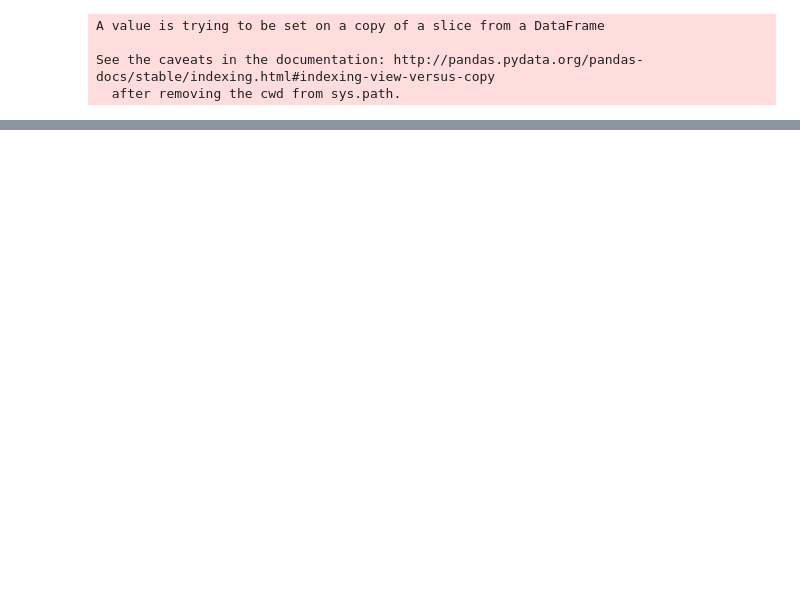
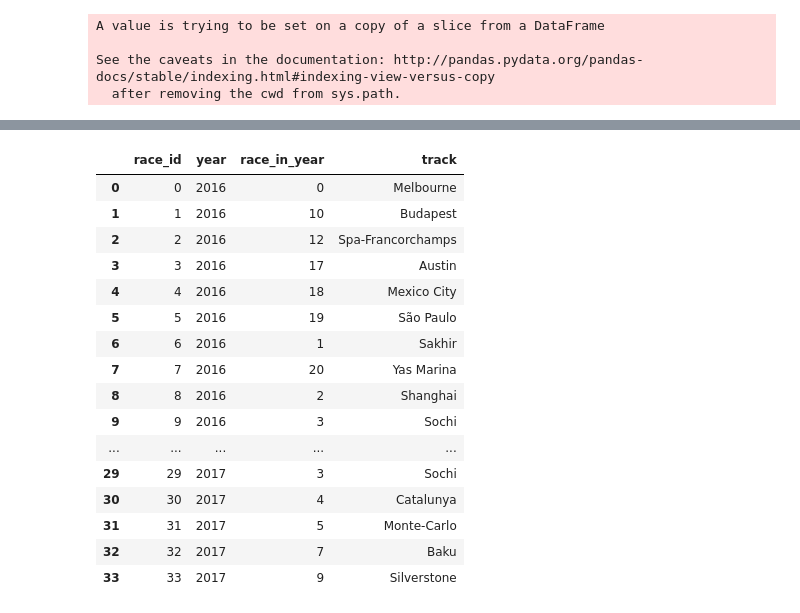
Before and after one commit to gmaretto/pit_stops, a Jupyter notebook: lap_level.ipynb, the cells around one changed output, grey strips where cells are left out. Saved outputs shown, nothing was run; the diff lists cells and outputs as text; code cells hidden in the pictures; blank space fills up the shorter version.

```diff
--- a/lap_level.ipynb
+++ b/lap_level.ipynb
@@ -146,3 +275,23 @@ PROCESS general strokes of what the model and why i chose to do it like that 40%
 RESULTS results = metrics (predictive power, importance, inference?) 40%+
 NEXT STEPS 10%
  '''
+# %%
+ref_df
+# %% [output]
+|  | race_id | year | race_in_year | track |
+| 0 | 0 | 2016 | 0 | Melbourne |
+| 1 | 1 | 2016 | 10 | Budapest |
+| 2 | 2 | 2016 | 12 | Spa-Francorchamps |
+| 3 | 3 | 2016 | 17 | Austin |
+| 4 | 4 | 2016 | 18 | Mexico City |
+| 5 | 5 | 2016 | 19 | São Paulo |
+| 6 | 6 | 2016 | 1 | Sakhir |
+| 7 | 7 | 2016 | 20 | Yas Marina |
+| 8 | 8 | 2016 | 2 | Shanghai |
+| 9 | 9 | 2016 | 3 | Sochi |
+| ... | ... | ... | ... | ... |
+| 29 | 29 | 2017 | 3 | Sochi |
+| 30 | 30 | 2017 | 4 | Catalunya |
+| 31 | 31 | 2017 | 5 | Monte-Carlo |
+| 32 | 32 | 2017 | 7 | Baku |
+| 33 | 33 | 2017 | 9 | Silverstone |
```
Also changed, not shown: parts of 30 cells of this notebook, 5 other files.
